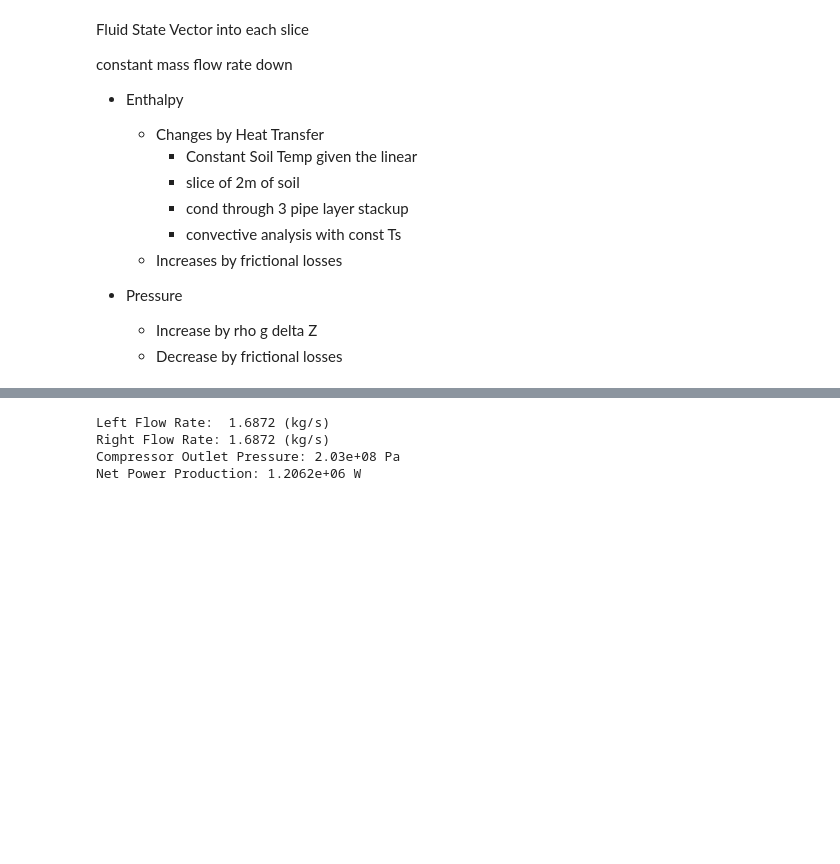
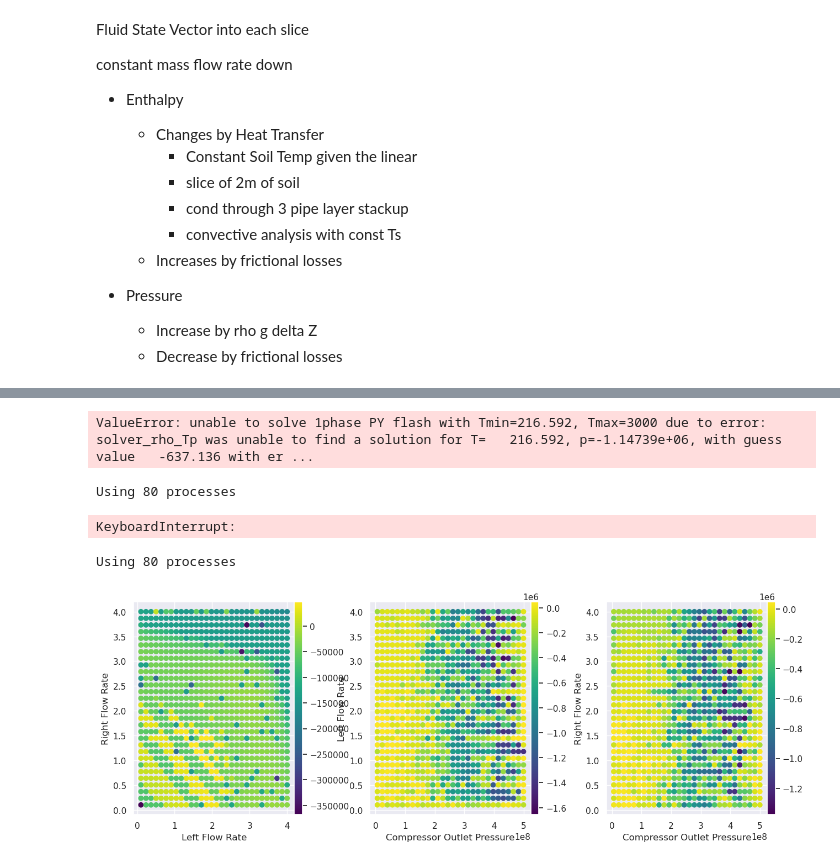
Before and after one commit to Willmac16/DFTS-Team-Seven, a Jupyter notebook: Project3.ipynb, the cells around one changed output, grey strips where cells are left out. Drawn from its saved outputs; the diff is of its cells as text; code cells hidden in the pictures; blank space fills up the shorter version.

```diff
--- a/Project3.ipynb
+++ b/Project3.ipynb
@@ -215,7 +223,8 @@ constant mass flow rate down
 def SolveSlice(mass_flow, start_depth, end_depth, inlet_fluid: Fluid):
     thermal_network = []
 
-    length = end_depth - start_depth
+    delta_h = -(end_depth - start_depth)
+    length = abs(delta_h)
 
     avg_depth = (start_depth + end_depth) / 2
 
@@ -226,7 +235,7 @@ def SolveSlice(mass_flow, start_depth, end_depth, inlet_fluid: Fluid):
       thermal_convection(mass_flow, inlet_fluid, tube_radii[0], length, inside_BC < outside_BC)
     )
 
-    for ind, cond in enumerate(tube_conductivities):
+    for ind, cond in enumerate(down_tube_conductivities if delta_h < 0 else up_tube_conductivities):
       inner = tube_radii[ind]
       outer = tube_radii[ind + 1]
 
@@ -241,11 +250,14 @@ def SolveSlice(mass_flow, start_depth, end_depth, inlet_fluid: Fluid):
 
     frictional_head_loss = friction_head_loss(mass_flow, inlet_fluid, tube_radii[0], length)
 
-    outlet_fluid = inlet_fluid.with_state(
-      Input.internal_energy(inlet_fluid.internal_energy + heat_transfer_in / mass_flow + frictional_head_loss * GRAVITY),
-      Input.pressure(inlet_fluid.pressure + inlet_fluid.density * GRAVITY * (length - frictional_head_loss))
+    outlet_fluid = c_ohh_two.with_state(
+      # Input.internal_energy(inlet_fluid.internal_energy + heat_transfer_in / mass_flow + frictional_head_loss * GRAVITY),
+      Input.temperature(inlet_fluid.temperature + heat_transfer_in / mass_flow / inlet_fluid.specific_heat),
+      Input.pressure(inlet_fluid.pressure + inlet_fluid.density * GRAVITY * (-delta_h - frictional_head_loss))
     )
 
+    # assert outlet_fluid.phase == Phases.Liquid
+
     return outlet_fluid
 # %%
 class SystemSolution:
@@ -331,10 +408,10 @@ def objective_function(args):
               turbine_efficiency=0.85,
               compressor_efficiency=0.85,
               supply_fluid=c_ohh_two.with_state(Input.pressure(dioxide_pressure),
-                                                Input.temperature(dioxide_temps[0])))
+                                                Input.temperature(dioxide_temp)))
     return sol.turbine_production - sol.compressor_consumption
   except Exception as e:
     return 0
 
-objective_function((0.1, 0.1, 120.000e+06))
+objective_function((1.5, 1.5, 7.000e+06))
 # %% [output]
@@ -341,0 +419,9 @@ objective_function((0.1, 0.1, 120.000e+06))
+# %%
+sol = SystemSolution(flow_rates=[1.5, 1.5],
+              turbine_outlet_pressure=dioxide_pressure,
+              compressor_outlet_pressure= 10.000e+06,
+              turbine_efficiency=0.85,
+              compressor_efficiency=0.85,
+              supply_fluid=c_ohh_two.with_state(Input.pressure(dioxide_pressure),
+                                                Input.temperature(dioxide_temp)))
+sol
@@ -341,0 +437,10 @@ objective_function((0.1, 0.1, 120.000e+06))
+# %%
+bounds = [(1, 4), (1, 4), (dioxide_pressure+ 1e6, 400e6)]
+
+def nobjective_function(args):
+  return -objective_function(args)
+
+shgo_sol = shgo(nobjective_function, bounds)
+
+if shgo_sol.success:
+  print(f"Left Flow Rate:  {shgo_sol.x[0]:.5g} (kg/s)\nRight Flow Rate: {shgo_sol.x[1]:.5g} (kg/s)\nCompressor Outlet Pressure: {shgo_sol.x[2]:.5g} Pa\nNet Power Production: {objective_function(shgo_sol.x):.5g} W")
@@ -420,15 +587,28 @@ Using 80 processes
-# %%
-bounds = [(0, 5), (0, 5), (dioxide_pressure, 400e6)]
-
-def nobjective_function(args):
-  return -objective_function(args)
-
-shgo_sol = shgo(nobjective_function, bounds)
-
-if shgo_sol.success:
-  print(f"Left Flow Rate:  {shgo_sol.x[0]:.5g} (kg/s)\nRight Flow Rate: {shgo_sol.x[1]:.5g} (kg/s)\nCompressor Outlet Pressure: {shgo_sol.x[2]:.5g} Pa\nNet Power Production: {objective_function(shgo_sol.x):.5g} W")
-# %% [output]
-Left Flow Rate:  1.6872 (kg/s)
-Right Flow Rate: 1.6872 (kg/s)
-Compressor Outlet Pressure: 2.03e+08 Pa
-Net Power Production: 1.2062e+06 W
+# %%
+sol = SystemSolution(flow_rates=[4.0, 4.0],
+              turbine_outlet_pressure=dioxide_pressure,
+              compressor_outlet_pressure=20e6,
+              turbine_efficiency=0.85,
+              compressor_efficiency=0.85,
+              supply_fluid=c_ohh_two.with_state(Input.pressure(dioxide_pressure),
+                                                Input.temperature(dioxide_temp)))
+# %% [output]
+ValueError: unable to solve 1phase PY flash with Tmin=216.592, Tmax=3000 due to error: solver_rho_Tp was unable to find a solution for T=   216.592, p=-1.14739e+06, with guess value   -637.136 with er ...
+# %%
+left_range = np.linspace(0.1, 9, 30)
+right_range = np.linspace(0.1, 9, 30)
+press_range = np.linspace(dioxide_pressure, 100e6, 20)
+
+topo_map(left_range, right_range, press_range)
+# %% [output]
+Using 80 processes
+KeyboardInterrupt:
+# %%
+left_range = np.linspace(0.1, 4.0, 30)
+right_range = np.linspace(0.1, 4.0, 30)
+press_range = np.linspace(dioxide_pressure, 500e6, 30)
+
+topo_map(left_range, right_range, press_range)
+# %% [output]
+Using 80 processes
+[figure, added]
```
Also changed, not shown: parts of 17 cells of this notebook.
